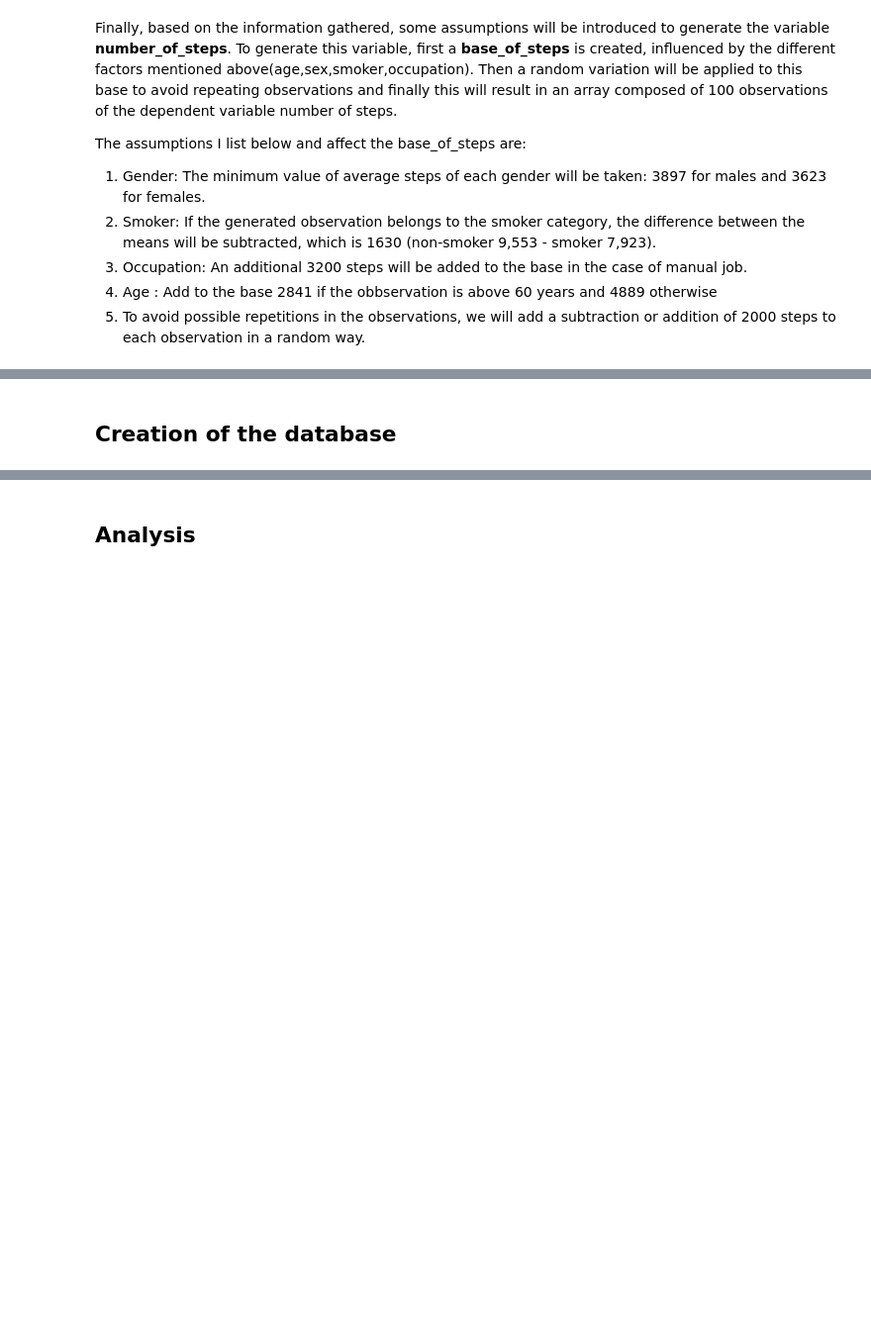
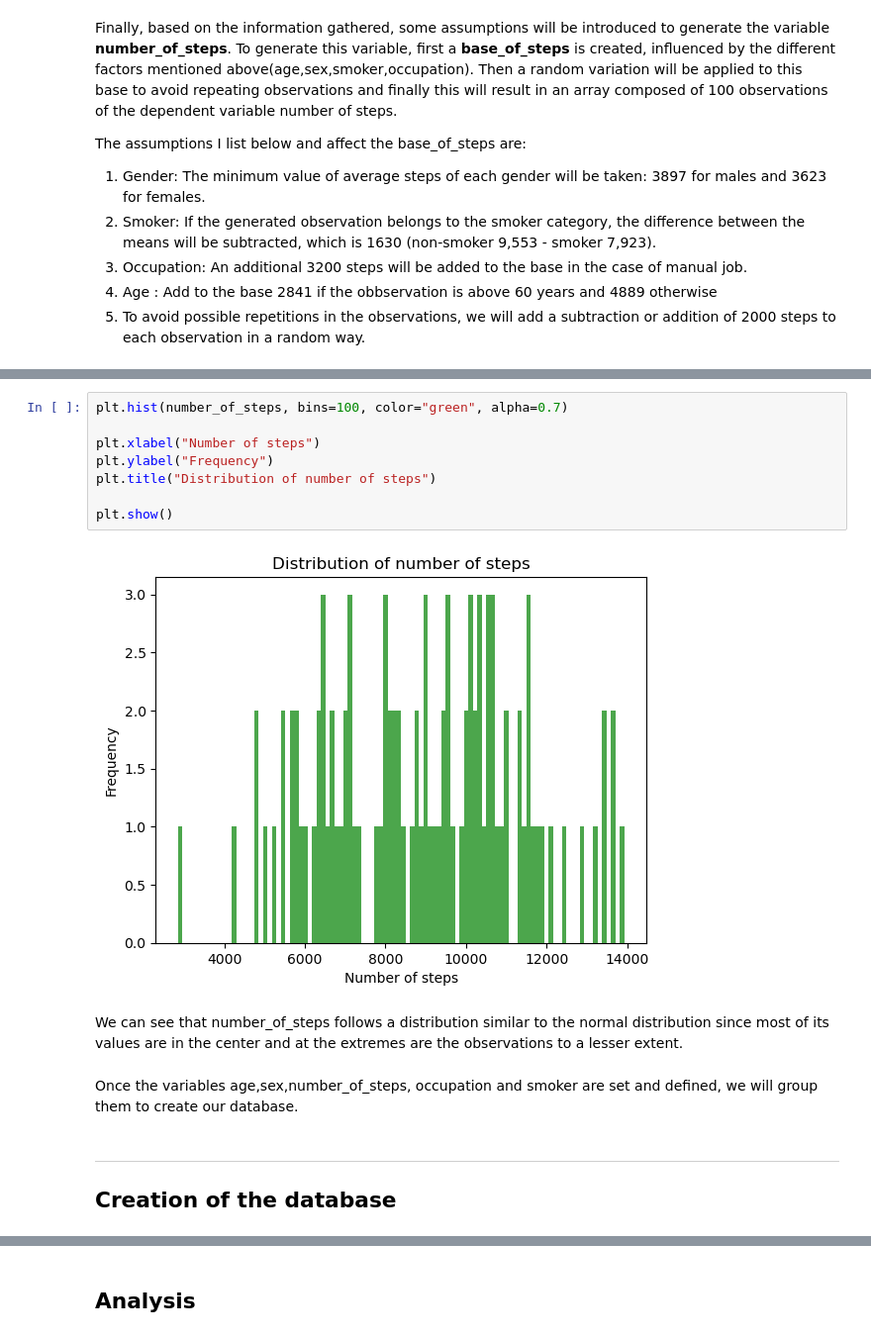
Before and after one commit to jalaca91/project1-programming-data-analysis, a Jupyter notebook: project1.ipynb, the cells around one changed output, grey strips where cells are left out. Shown: that part at 99% size. Saved outputs shown, nothing was run; the diff lists cells and outputs as text; blank space fills up the shorter version.

Commit message:
fix bugs,finish number_of_steps variable,starting with DF

```diff
--- a/project1.ipynb
+++ b/project1.ipynb
@@ -501,2 +529,17 @@ print(number_of_steps)
+# %%
+plt.hist(number_of_steps, bins=100, color="green", alpha=0.7)
+
+plt.xlabel("Number of steps")
+plt.ylabel("Frequency")
+plt.title("Distribution of number of steps")
+
+plt.show()
+# %% [output]
+[figure, added]
+# %% [markdown]
+We can see that number_of_steps follows a distribution similar to the normal distribution since most of its values are in the center and at the extremes are the observations to a lesser extent.
+# %% [markdown]
+Once the variables age,sex,number_of_steps, occupation and smoker are set and defined, we will group them to create our database.
 # %% [markdown]
+***
 ## Creation of the database
```
Also changed, not shown: parts of 24 cells of this notebook.
